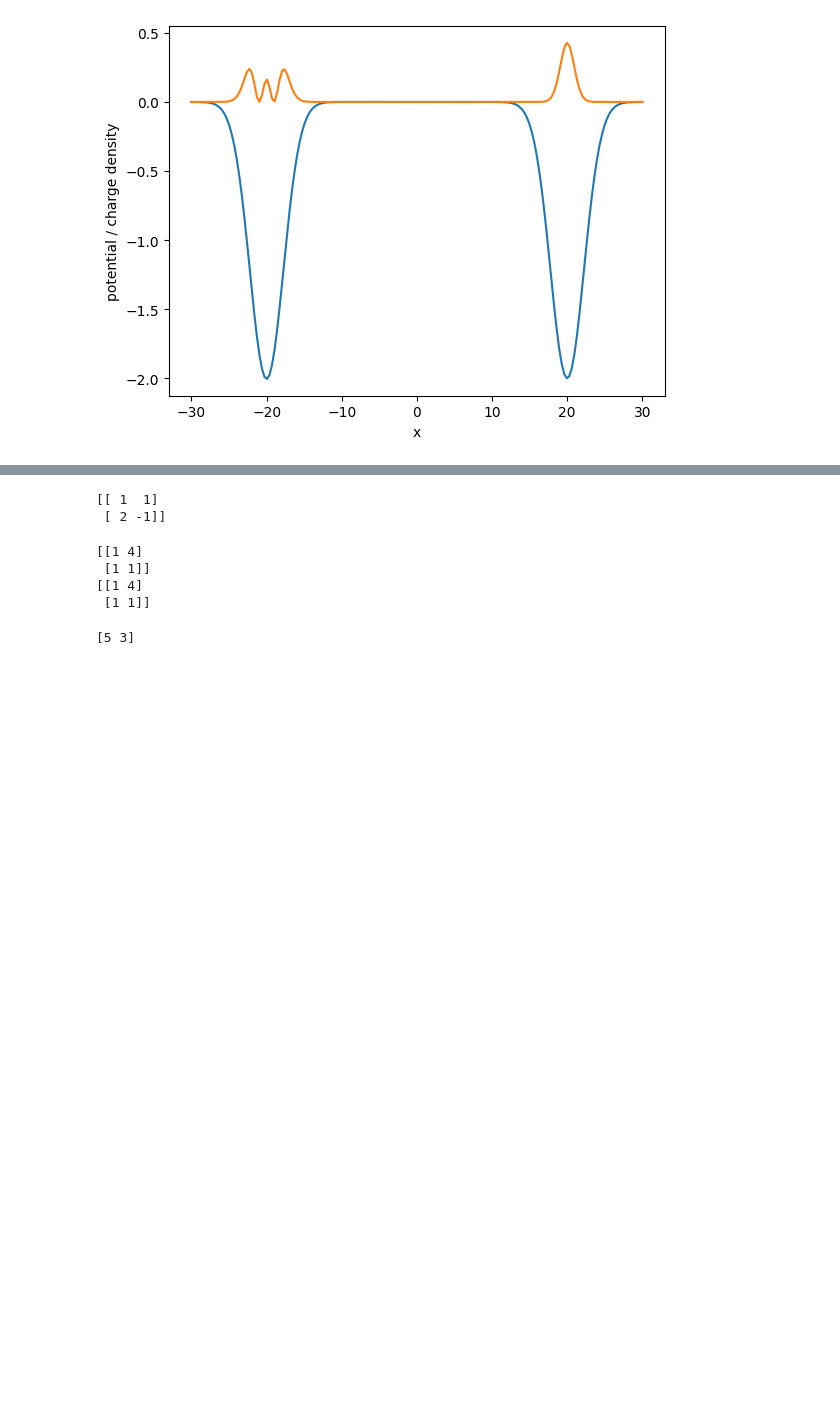
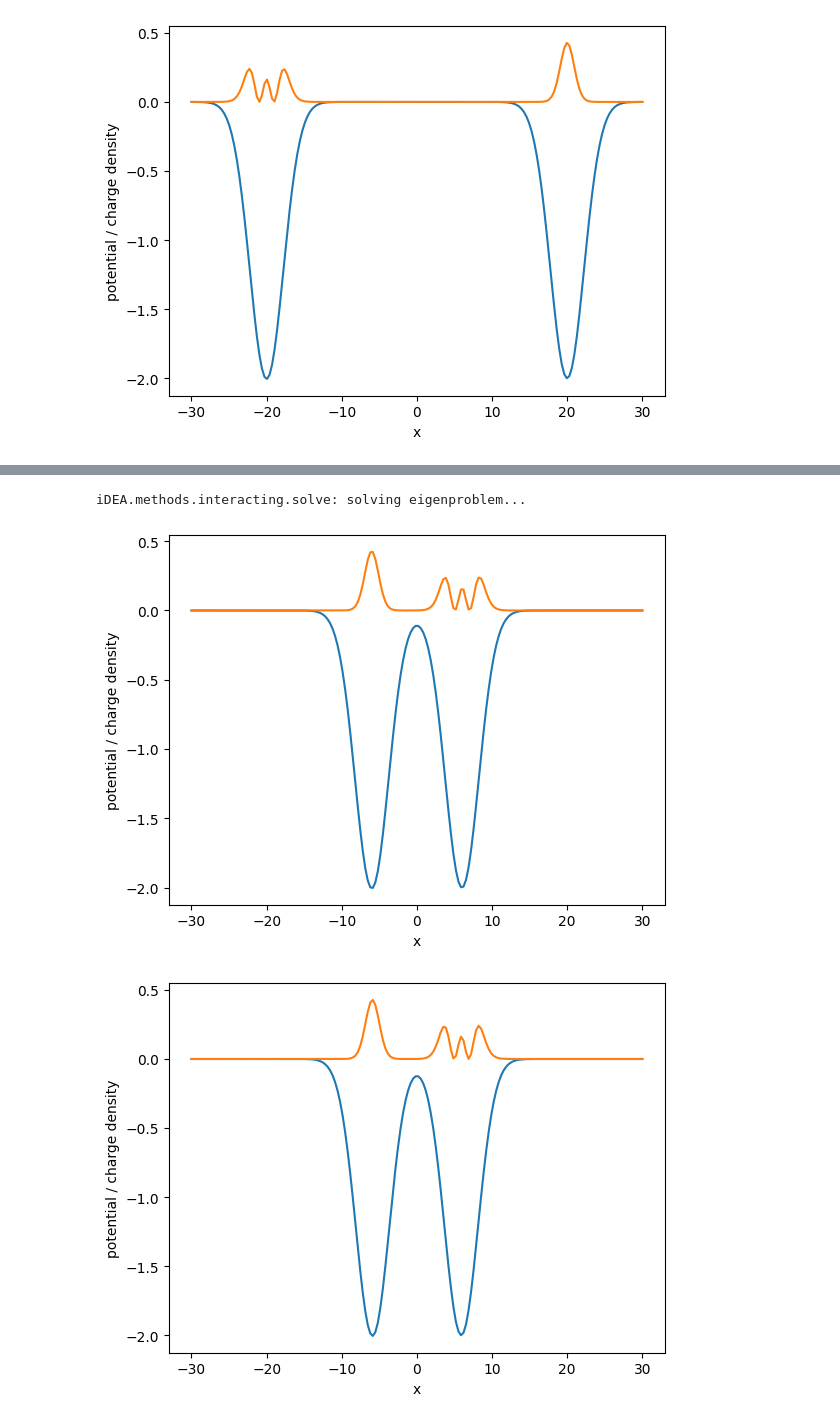
Before and after one commit to indigoedwards/indigo-mphys-project, a Jupyter notebook: testing various things/innerproduct/innerproduct.ipynb, the cells around one changed output, grey strips where cells are left out. Saved outputs shown, nothing was run; the diff lists cells and outputs as text; code cells hidden in the pictures; blank space fills up the shorter version.

```diff
--- a/testing various things/innerproduct.ipynb
+++ b/testing various things/innerproduct/innerproduct.ipynb
@@ -66,24 +67,41 @@ print(test4)
 # %%
-M = np.array([[1,2],[1,-1]])
-print(np.transpose(M)) #expecting [[1,1],[2,-1]]
+x = np.linspace(-30,30,300)
+v_int = idea.interactions.softened_interaction(x)
-# %% [output]
-[[ 1  1]
- [ 2 -1]]
 # %%
-print(abs(M)**2)
-print(abs(M)*abs(M))
+distancelist = np.concatenate((np.linspace(7,0,71), np.zeros(5)))
+v_extb10 = -2*np.exp(-((x-distancelist[10])**2)/10) - 2.005*np.exp(-((x+distancelist[10])**2)/10)
+v_extb11 = -2*np.exp(-((x-distancelist[11])**2)/10) - 2.005*np.exp(-((x+distancelist[11])**2)/10)
+v_extb12 = -2*np.exp(-((x-distancelist[12])**2)/10) - 2.005*np.exp(-((x+distancelist[12])**2)/10)
+b10 = idea.system.System(x,v_extb10, v_int, electrons="uu")
+b11 = idea.system.System(x,v_extb11, v_int, electrons="uu")
+b12 = idea.system.System(x,v_extb12, v_int, electrons="uu")
-# %% [output]
-[[1 4]
- [1 1]]
-[[1 4]
- [1 1]]
 # %%
-
-tmp = [0,1]
-new = 3
-tmp = np.insert(tmp[0:-1], 0, new)
-new = 5
-tmp = np.insert(tmp[0:-1], 0, new)
-print(tmp)
+b10_7 = idea.methods.interacting.solve(b10, k=7)
+b11_7 = idea.methods.interacting.solve(b11, k=7)
+b12_7 = idea.methods.interacting.solve(b12, k=7)
 # %% [output]
-[5 3]
+iDEA.methods.interacting.solve: solving eigenproblem...
+# %%
+plt.plot(x,v_extb10)
+plt.plot(x,idea.observables.density(b10, state=b10_7))
+plt.xlabel("x")
+plt.ylabel("potential / charge density")
+plt.show()
+plt.close()
+
+plt.plot(x,v_extb11)
+plt.plot(x,idea.observables.density(b11, state=b11_7))
+plt.xlabel("x")
+plt.ylabel("potential / charge density")
+plt.show()
+plt.close()
+
+plt.plot(x,v_extb12)
+plt.plot(x,idea.observables.density(b12, state=b12_7))
+plt.xlabel("x")
+plt.ylabel("potential / charge density")
+plt.show()
+plt.close()
+# %% [output]
+[figure, added]
+[figure, added]
```
Also changed, not shown: parts of 8 cells of this notebook, 4 other files.
